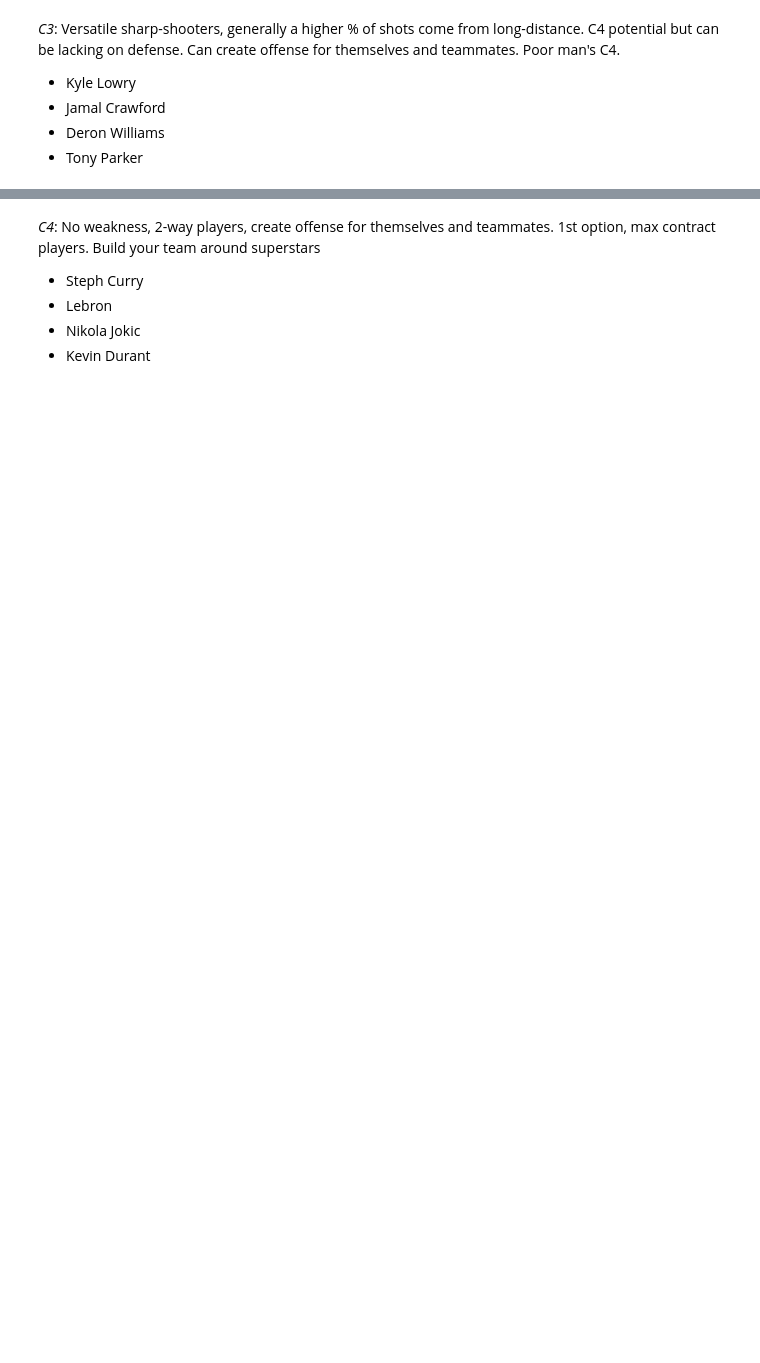
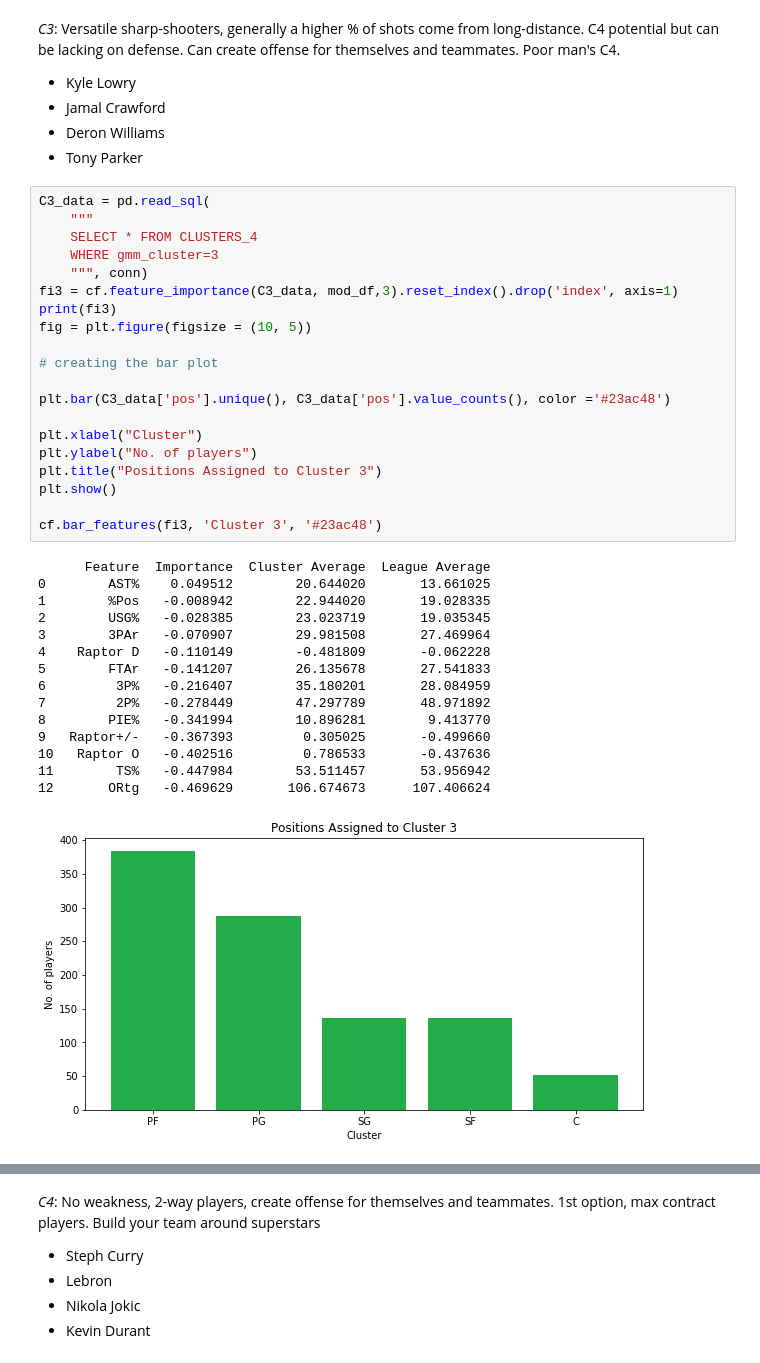
Before and after one commit to chum46/AI-Scout-Pro-Basketball, a Jupyter notebook: notebooks/report/final_notebook.ipynb, the cells around one changed output, grey strips where cells are left out. Saved outputs shown, nothing was run; the diff lists cells and outputs as text; blank space fills up the shorter version.

```diff
--- a/notebooks/report/final_notebook.ipynb
+++ b/notebooks/report/final_notebook.ipynb
@@ -455,3 +523,39 @@ Versatile sharp-shooters, generally a higher % of shots come from long-distance.
 - Jamal Crawford
 - Deron Williams
 - Tony Parker
+# %%
+C3_data = pd.read_sql(
+    """
+    SELECT * FROM CLUSTERS_4
+    WHERE gmm_cluster=3
+    """, conn)
+fi3 = cf.feature_importance(C3_data, mod_df,3).reset_index().drop('index', axis=1)
+print(fi3)
+fig = plt.figure(figsize = (10, 5))
+
+# creating the bar plot
+
+plt.bar(C3_data['pos'].unique(), C3_data['pos'].value_counts(), color ='#23ac48')
+
+plt.xlabel("Cluster")
+plt.ylabel("No. of players")
+plt.title("Positions Assigned to Cluster 3")
+plt.show()
+
+cf.bar_features(fi3, 'Cluster 3', '#23ac48')
+# %% [output]
+      Feature  Importance  Cluster Average  League Average
+0        AST%    0.049512        20.644020       13.661025
+1        %Pos   -0.008942        22.944020       19.028335
+2        USG%   -0.028385        23.023719       19.035345
+3        3PAr   -0.070907        29.981508       27.469964
+4    Raptor D   -0.110149        -0.481809       -0.062228
+5        FTAr   -0.141207        26.135678       27.541833
+6         3P%   -0.216407        35.180201       28.084959
+7         2P%   -0.278449        47.297789       48.971892
+8        PIE%   -0.341994        10.896281        9.413770
+9   Raptor+/-   -0.367393         0.305025       -0.499660
+10   Raptor O   -0.402516         0.786533       -0.437636
+11        TS%   -0.447984        53.511457       53.956942
+12       ORtg   -0.469629       106.674673      107.406624
+[figure, added]
```
Also changed, not shown: parts of 9 cells of this notebook, 17 other files.
